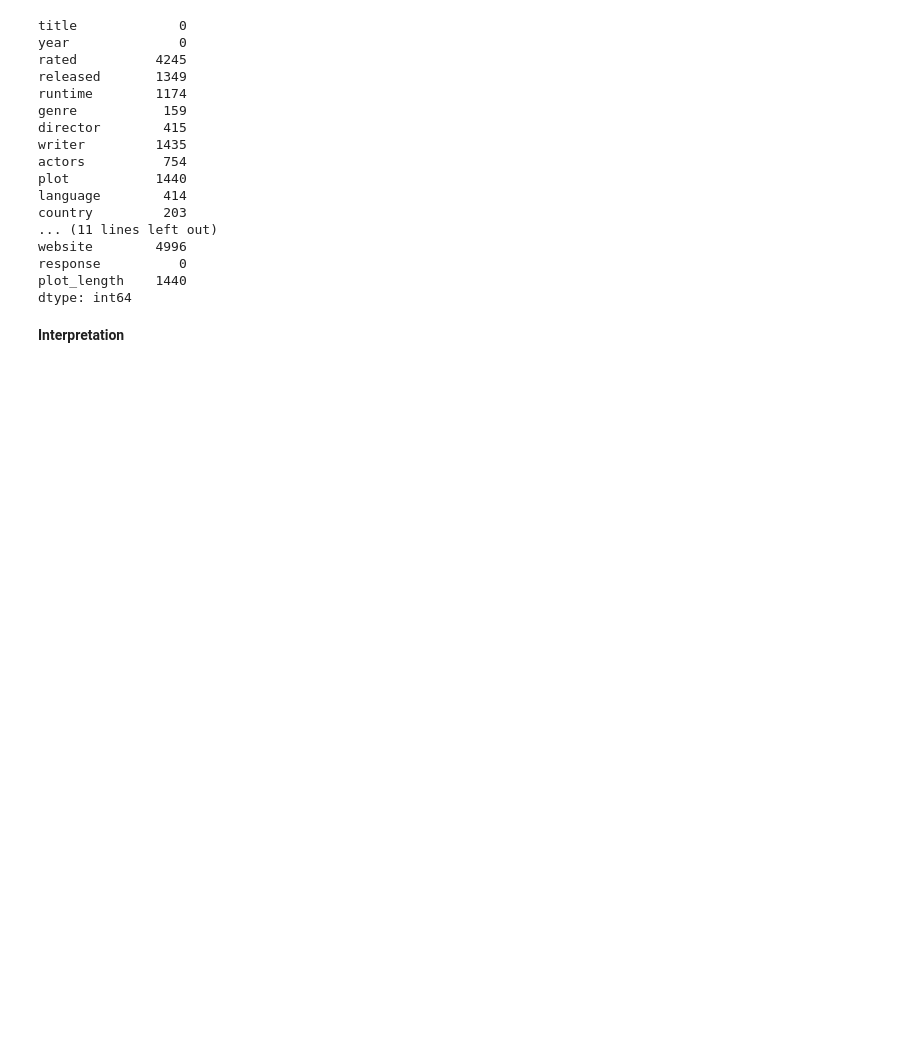
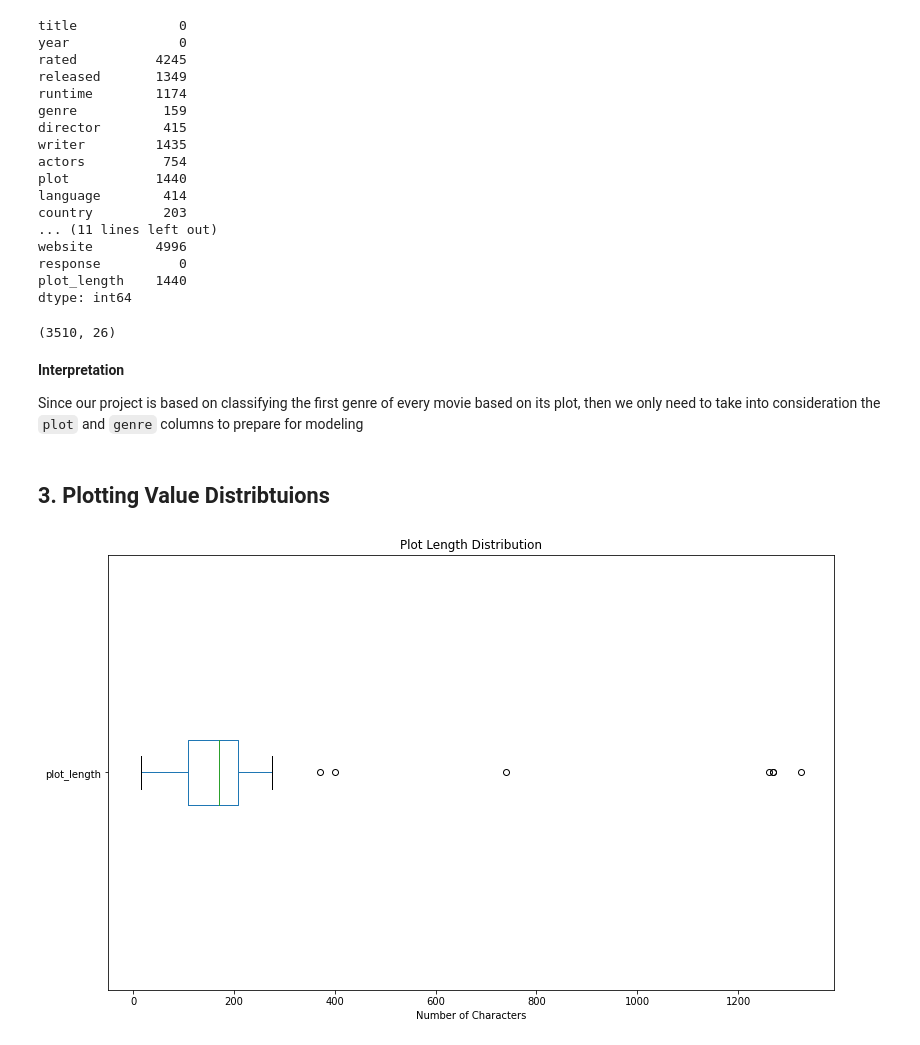
Before and after one commit to dmunger27/Movies_Plots_Analysis, a Jupyter notebook: notebooks/Descriptive Statistics on API Data.ipynb, the cells around one changed output. Saved outputs shown, nothing was run; the diff lists cells and outputs as text; code cells hidden in the pictures; blank space fills up the shorter version.

```diff
--- a/notebooks/Descriptive Statistics on API Data.ipynb
+++ b/notebooks/Descriptive Statistics on API Data.ipynb
@@ -109,5 +113,24 @@ website        4996
 response          0
 plot_length    1440
 dtype: int64
-# %% [markdown]
-**Interpretation**
+# %%
+# Only working with rows where plot AND genre is not null
+movies_info = movies_info[(movies_info['plot'].notnull()) & (movies_info['genre'].notnull())]
+movies_info.shape
+# %% [output]
+(3510, 26)
+# %% [markdown]
+**Interpretation**
+
+Since our project is based on classifying the first genre of every movie based on its plot, then we only need to take into consideration the `plot` and `genre` columns to prepare for modeling
+# %% [markdown]
+## 3. Plotting Value Distribtuions
+# %%
+## Plotting Value Distribtuions
+plt.figure(figsize=(13,8))
+movies_info['plot_length'].plot(kind='box', vert=False)
+plt.xlabel('Number of Characters')
+plt.title('Plot Length Distribution')
+plt.show()
+# %% [output]
+[figure, added]
```
Also changed, not shown: parts of 32 cells of this notebook, 3 other files.
